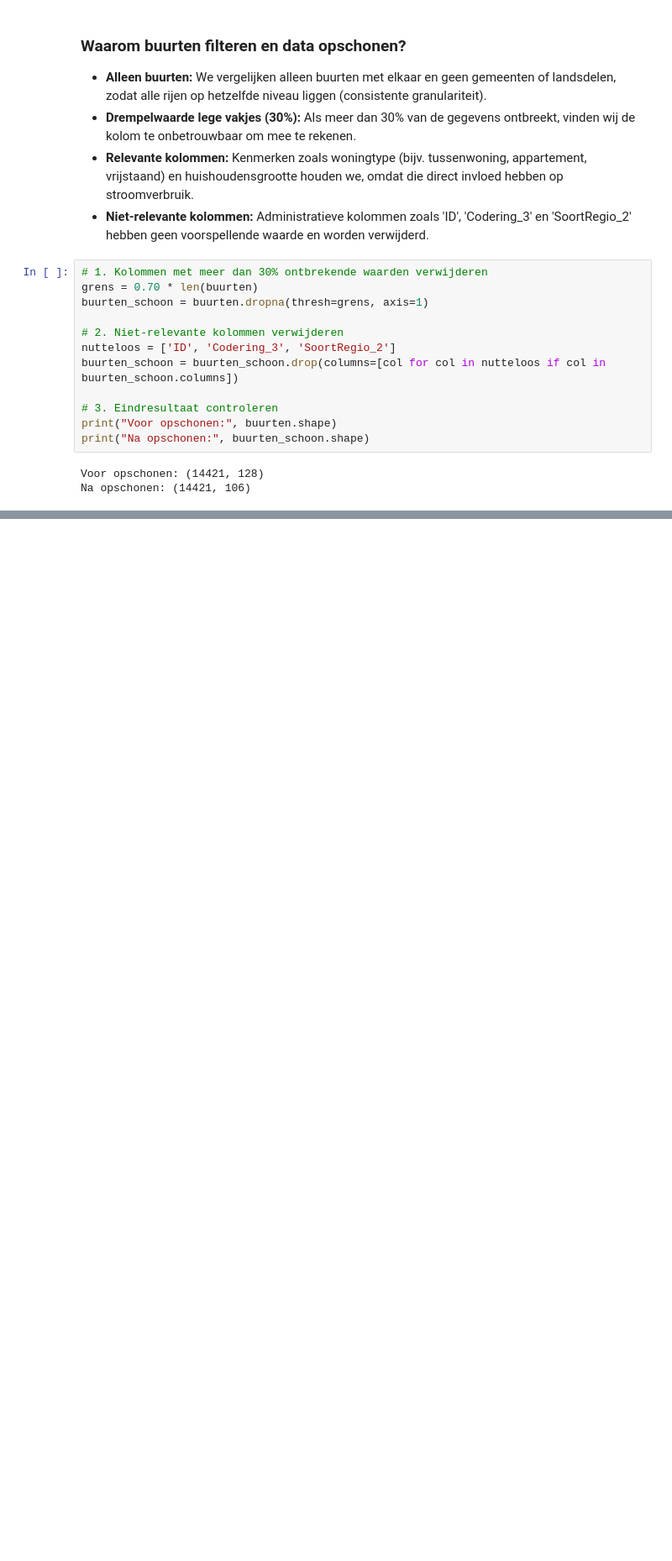
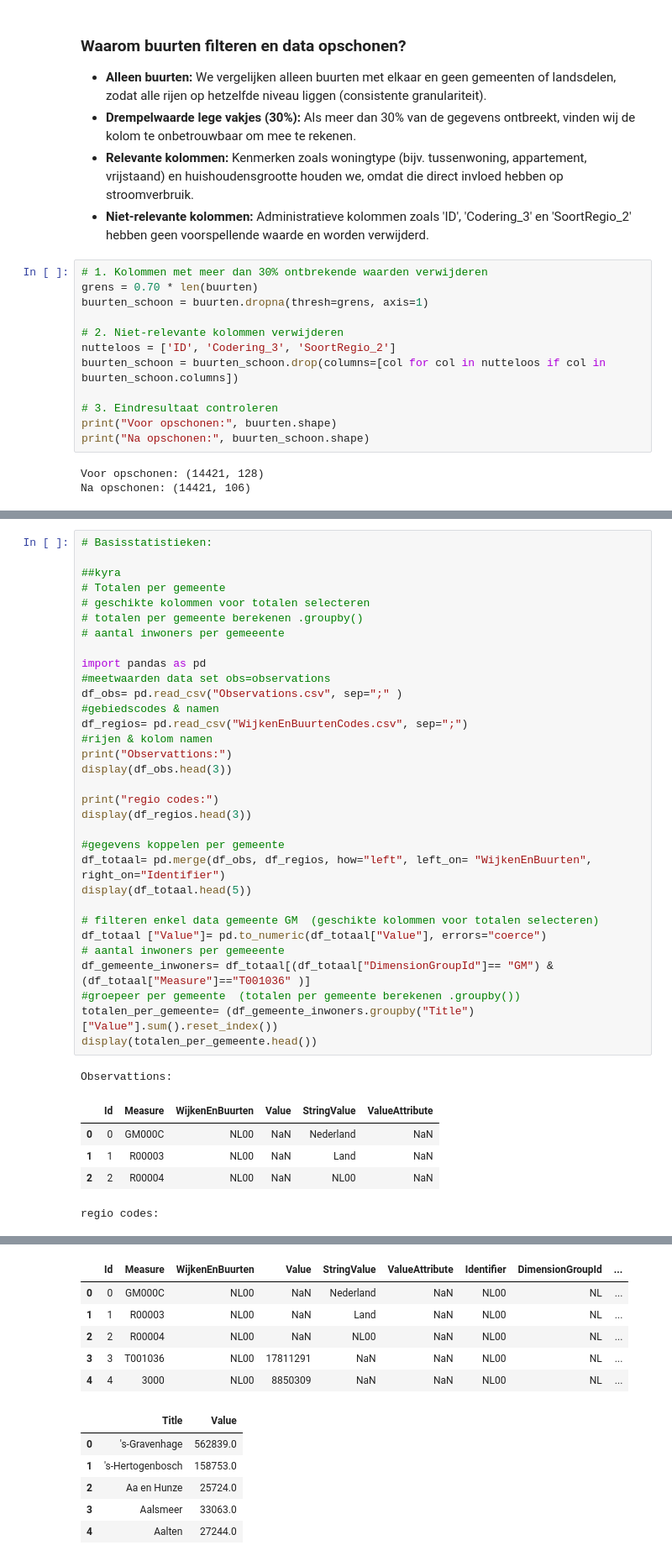
Before and after one commit to Ismael-John/DataLab-Semester-1-Sprint-3, a Jupyter notebook: Untitled-1.ipynb, the cells around one changed output, grey strips where cells are left out. Shown at 84% size. Cells and saved outputs as stored; diff of their text form; blank space fills up the shorter version.

```diff
--- a/Untitled-1.ipynb
+++ b/Untitled-1.ipynb
@@ -138,0 +141,39 @@ Na opschonen: (14421, 106)
+# %%
+# Basisstatistieken:
+
+##kyra
+# Totalen per gemeente
+# geschikte kolommen voor totalen selecteren
+# totalen per gemeente berekenen .groupby()
+# aantal inwoners per gemeeente
+
+import pandas as pd
+#meetwaarden data set obs=observations
+df_obs= pd.read_csv("Observations.csv", sep=";" )
+#gebiedscodes & namen
+df_regios= pd.read_csv("WijkenEnBuurtenCodes.csv", sep=";")
+#rijen & kolom namen
+print("Observattions:")
+display(df_obs.head(3))
+
+print("regio codes:")
+display(df_regios.head(3))
+
+#gegevens koppelen per gemeente
+df_totaal= pd.merge(df_obs, df_regios, how="left", left_on= "WijkenEnBuurten", right_on="Identifier")
+display(df_totaal.head(5))
+
+# filteren enkel data gemeente GM  (geschikte kolommen voor totalen selecteren)
+df_totaal ["Value"]= pd.to_numeric(df_totaal["Value"], errors="coerce")
+# aantal inwoners per gemeeente
+df_gemeente_inwoners= df_totaal[(df_totaal["DimensionGroupId"]== "GM") & (df_totaal["Measure"]=="T001036" )]
+#groepeer per gemeente  (totalen per gemeente berekenen .groupby())
+totalen_per_gemeente= (df_gemeente_inwoners.groupby("Title")["Value"].sum().reset_index())
+display(totalen_per_gemeente.head())
+# %% [output]
+Observattions:
+|  | Id | Measure | WijkenEnBuurten | Value | StringValue | ValueAttribute |
+| 0 | 0 | GM000C | NL00 | NaN | Nederland | NaN |
+| 1 | 1 | R00003 | NL00 | NaN | Land | NaN |
+| 2 | 2 | R00004 | NL00 | NaN | NL00 | NaN |
+regio codes:
@@ -138,0 +184,12 @@ Na opschonen: (14421, 106)
+|  | Id | Measure | WijkenEnBuurten | Value | StringValue | ValueAttribute | Identifier | DimensionGroupId | ... |
+| 0 | 0 | GM000C | NL00 | NaN | Nederland | NaN | NL00 | NL | ... |
+| 1 | 1 | R00003 | NL00 | NaN | Land | NaN | NL00 | NL | ... |
+| 2 | 2 | R00004 | NL00 | NaN | NL00 | NaN | NL00 | NL | ... |
+| 3 | 3 | T001036 | NL00 | 17811291 | NaN | NaN | NL00 | NL | ... |
+| 4 | 4 | 3000 | NL00 | 8850309 | NaN | NaN | NL00 | NL | ... |
+|  | Title | Value |
+| 0 | 's-Gravenhage | 562839.0 |
+| 1 | 's-Hertogenbosch | 158753.0 |
+| 2 | Aa en Hunze | 25724.0 |
+| 3 | Aalsmeer | 33063.0 |
+| 4 | Aalten | 27244.0 |
```
Also changed, not shown: parts of 2 cells of this notebook.
